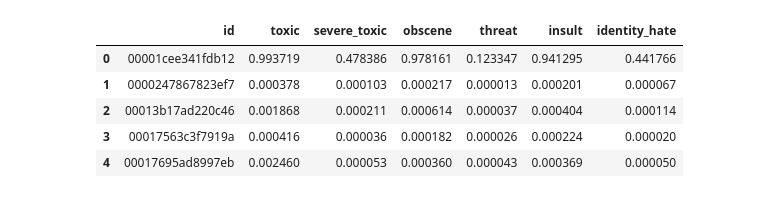
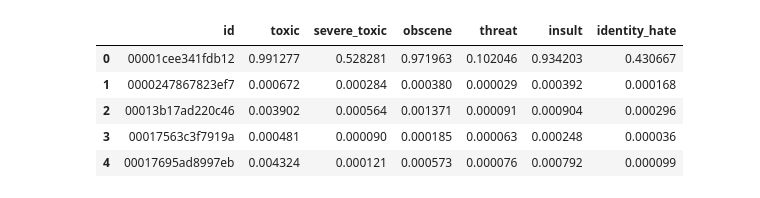
Before and after one commit to khuangaf/kaggle-toxic-comment-classification, a Jupyter notebook: src/Ensemble.ipynb, the cells around one changed output. Saved outputs shown, nothing was run; the diff lists cells and outputs as text; code cells hidden in the pictures.

```diff
--- a/src/Ensemble.ipynb
+++ b/src/Ensemble.ipynb
@@ -24,12 +6,10 @@ df2.head()
-# %%
-df3 = df1
-col = df3.columns[1:]
-df3[col]= df1[col] *0.85 +   df2[col] *0.15
-df3.head()
-# %% [output]
-|  | id | toxic | severe_toxic | obscene | threat | insult | identity_hate |
-| 0 | 00001cee341fdb12 | 0.993719 | 0.478386 | 0.978161 | 0.123347 | 0.941295 | 0.441766 |
-| 1 | 0000247867823ef7 | 0.000378 | 0.000103 | 0.000217 | 0.000013 | 0.000201 | 0.000067 |
-| 2 | 00013b17ad220c46 | 0.001868 | 0.000211 | 0.000614 | 0.000037 | 0.000404 | 0.000114 |
-| 3 | 00017563c3f7919a | 0.000416 | 0.000036 | 0.000182 | 0.000026 | 0.000224 | 0.000020 |
-| 4 | 00017695ad8997eb | 0.002460 | 0.000053 | 0.000360 | 0.000043 | 0.000369 | 0.000050 |
+# %%
+bilstm_bag = read_scale('output/sp_bilstm_relu_d1_atten_global_amsgrad_bag_rmnum_ft125.csv')
+omb985 = read_scale('output/one_more_blend_985.csv')
+cnn_bag = read_scale('output/sp_cnn_f256_k2345_d1_400_50_relu_global_bag_rmnum_ft225.csv')
+bigru = read_scale('output/sp_bigru_ft100atten_all.csv')
+bigru_bag = read_scale('output/sp_bigru_relu_ft100_atten_global_nadam_bag_rmnum_sw.csv')
+lgb = read_scale('output/lgb.csv')
+cnn300_bag = read_scale('output/sp_cnn_f300_k2345_d1_250_50_rs_global_bag_rmnum_ft300.csv')
+cnn = read_scale('output/sp_cnn_f300_k2345_d1_250_50_rs_global_all_rmnum_ft300.csv')
+sub = copy.deepcopy(bigru_bag)
@@ -36 +25,12 @@ df3.head()
+# %%
+col = sub.columns[1:]
+sub[col]= (bilstm_bag[col]  +   omb985[col]*3 + cnn_bag[col]*2 + bigru[col]+ bigru_bag[col] + lgb[col] +cnn300[col] ) /10
+sub.head()
+# %% [output]
+|  | id | toxic | severe_toxic | obscene | threat | insult | identity_hate |
+| 0 | 00001cee341fdb12 | 0.991277 | 0.528281 | 0.971963 | 0.102046 | 0.934203 | 0.430667 |
+| 1 | 0000247867823ef7 | 0.000672 | 0.000284 | 0.000380 | 0.000029 | 0.000392 | 0.000168 |
+| 2 | 00013b17ad220c46 | 0.003902 | 0.000564 | 0.001371 | 0.000091 | 0.000904 | 0.000296 |
+| 3 | 00017563c3f7919a | 0.000481 | 0.000090 | 0.000185 | 0.000063 | 0.000248 | 0.000036 |
+| 4 | 00017695ad8997eb | 0.004324 | 0.000121 | 0.000573 | 0.000076 | 0.000792 | 0.000099 |
 # %%
```
Also changed, not shown: parts of 8 cells of this notebook, 6 other files.
